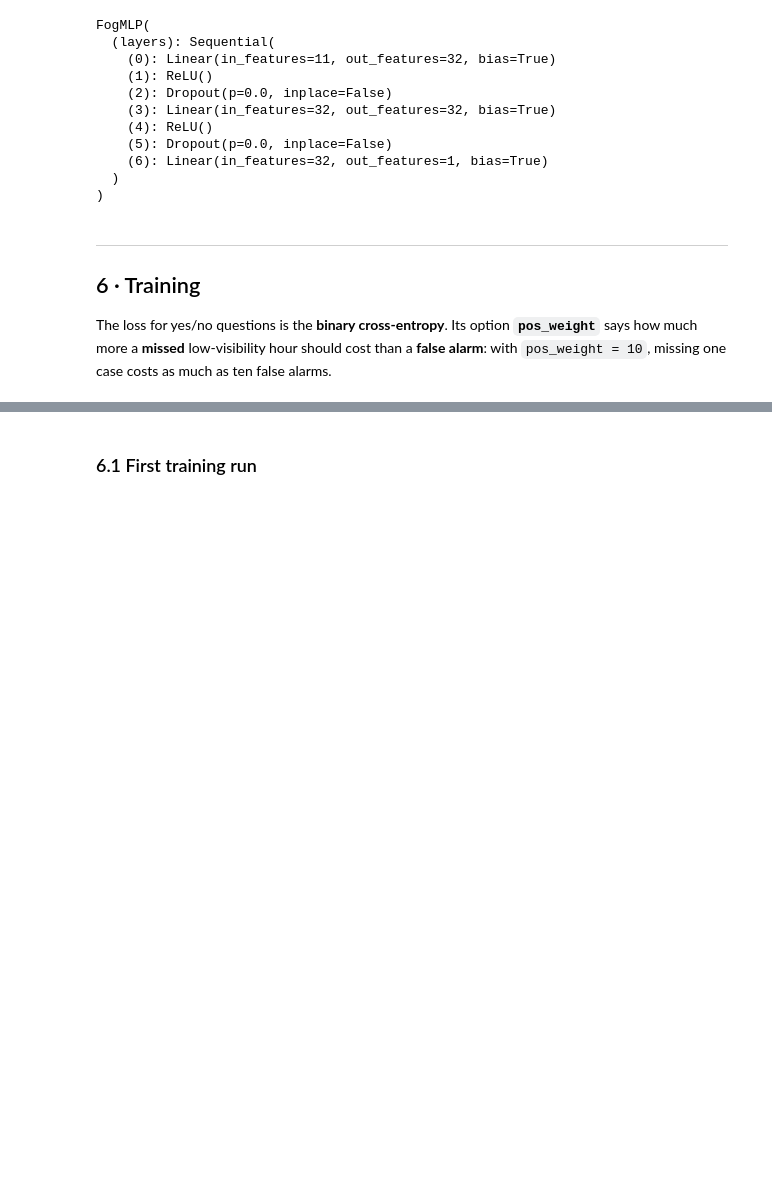
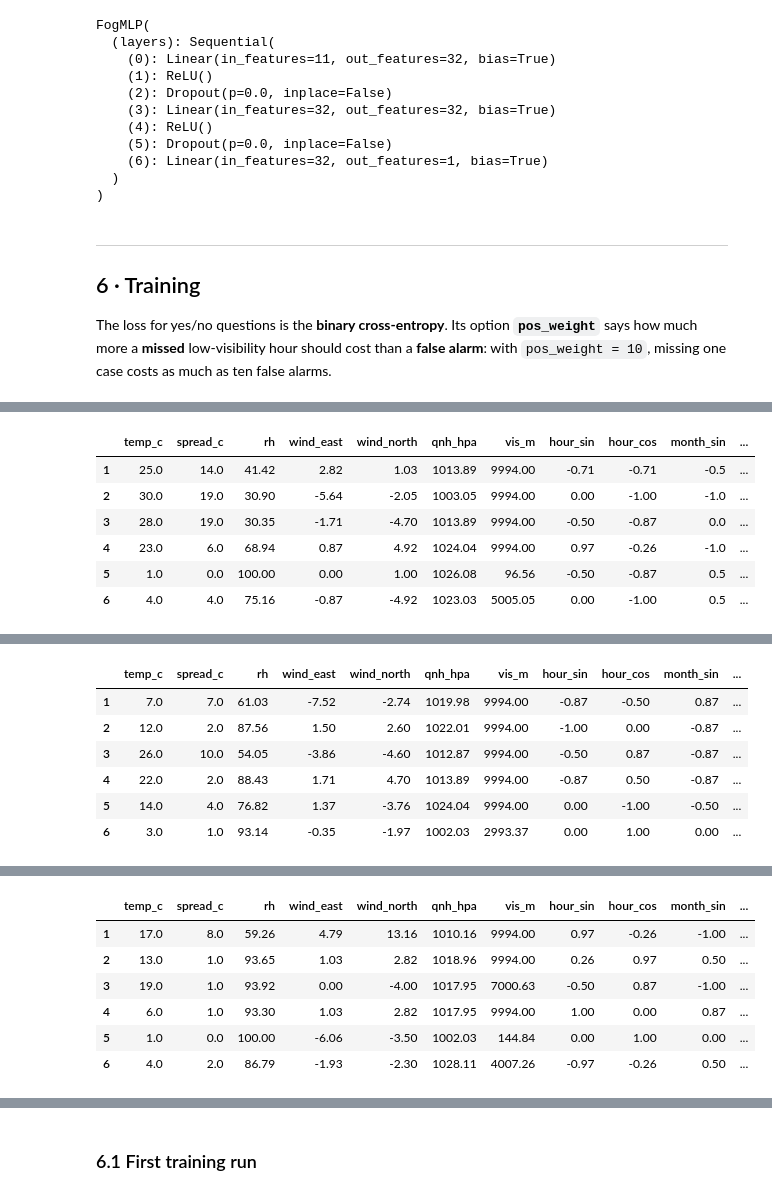
Before and after one commit to dblue-tech/ai-lab, a Jupyter notebook: lab2_low_visibility/Lab2_low_visibility.ipynb, the cells around one changed output, grey strips where cells are left out. Drawn from its saved outputs; the diff is of its cells as text; code cells hidden in the pictures; blank space fills up the shorter version.

```diff
--- a/lab2_low_visibility/Lab2_low_visibility.ipynb
+++ b/lab2_low_visibility/Lab2_low_visibility.ipynb
@@ -837,0 +765,14 @@ With `pos_weight = 1` a missed fog hour costs no more than a false alarm, so the
+# %%
+torch.manual_seed(SEED)                                          # fixed random start, as in train_model
+watch_model = FogMLP(len(FEATURES))                                       # a new, untrained network, only for this demonstration
+watch_loss_function = nn.BCEWithLogitsLoss()                     # the same loss as in train_model (pos_weight = 1)
+watch_optimizer = torch.optim.Adam(watch_model.parameters(), lr=0.001)   # the same optimizer and learning rate
+watch_loader = DataLoader(train_dataset, batch_size=256, shuffle=True)                                     # the same training batches as in train_model
+
+EPOCHS_TO_SHOW = [1, 2, 15]                                      # the only epochs we print (studying only)
+for epoch_number in range(1, 16):                                # 15 epochs, as in train_model
+    if epoch_number in EPOCHS_TO_SHOW:                           # for the chosen epochs...
+        train_one_epoch_and_show(watch_model, watch_loader, watch_loss_function, watch_optimizer, epoch_number)   # ...loop + printout
+    else:                                                        # for all the other epochs...
+        train_one_epoch(watch_model, watch_loader, watch_loss_function, watch_optimizer)   # ...the normal loop, no printing
+# %% [output]
@@ -837,0 +780,7 @@ With `pos_weight = 1` a missed fog hour costs no more than a false alarm, so the
+|  | temp_c | spread_c | rh | wind_east | wind_north | qnh_hpa | vis_m | hour_sin | hour_cos | month_sin | ... |
+| 1 | 25.0 | 14.0 | 41.42 | 2.82 | 1.03 | 1013.89 | 9994.00 | -0.71 | -0.71 | -0.5 | ... |
+| 2 | 30.0 | 19.0 | 30.90 | -5.64 | -2.05 | 1003.05 | 9994.00 | 0.00 | -1.00 | -1.0 | ... |
+| 3 | 28.0 | 19.0 | 30.35 | -1.71 | -4.70 | 1013.89 | 9994.00 | -0.50 | -0.87 | 0.0 | ... |
+| 4 | 23.0 | 6.0 | 68.94 | 0.87 | 4.92 | 1024.04 | 9994.00 | 0.97 | -0.26 | -1.0 | ... |
+| 5 | 1.0 | 0.0 | 100.00 | 0.00 | 1.00 | 1026.08 | 96.56 | -0.50 | -0.87 | 0.5 | ... |
+| 6 | 4.0 | 4.0 | 75.16 | -0.87 | -4.92 | 1023.03 | 5005.05 | 0.00 | -1.00 | 0.5 | ... |
@@ -837,0 +788,7 @@ With `pos_weight = 1` a missed fog hour costs no more than a false alarm, so the
+|  | temp_c | spread_c | rh | wind_east | wind_north | qnh_hpa | vis_m | hour_sin | hour_cos | month_sin | ... |
+| 1 | 7.0 | 7.0 | 61.03 | -7.52 | -2.74 | 1019.98 | 9994.00 | -0.87 | -0.50 | 0.87 | ... |
+| 2 | 12.0 | 2.0 | 87.56 | 1.50 | 2.60 | 1022.01 | 9994.00 | -1.00 | 0.00 | -0.87 | ... |
+| 3 | 26.0 | 10.0 | 54.05 | -3.86 | -4.60 | 1012.87 | 9994.00 | -0.50 | 0.87 | -0.87 | ... |
+| 4 | 22.0 | 2.0 | 88.43 | 1.71 | 4.70 | 1013.89 | 9994.00 | -0.87 | 0.50 | -0.87 | ... |
+| 5 | 14.0 | 4.0 | 76.82 | 1.37 | -3.76 | 1024.04 | 9994.00 | 0.00 | -1.00 | -0.50 | ... |
+| 6 | 3.0 | 1.0 | 93.14 | -0.35 | -1.97 | 1002.03 | 2993.37 | 0.00 | 1.00 | 0.00 | ... |
@@ -837,0 +796,7 @@ With `pos_weight = 1` a missed fog hour costs no more than a false alarm, so the
+|  | temp_c | spread_c | rh | wind_east | wind_north | qnh_hpa | vis_m | hour_sin | hour_cos | month_sin | ... |
+| 1 | 17.0 | 8.0 | 59.26 | 4.79 | 13.16 | 1010.16 | 9994.00 | 0.97 | -0.26 | -1.00 | ... |
+| 2 | 13.0 | 1.0 | 93.65 | 1.03 | 2.82 | 1018.96 | 9994.00 | 0.26 | 0.97 | 0.50 | ... |
+| 3 | 19.0 | 1.0 | 93.92 | 0.00 | -4.00 | 1017.95 | 7000.63 | -0.50 | 0.87 | -1.00 | ... |
+| 4 | 6.0 | 1.0 | 93.30 | 1.03 | 2.82 | 1017.95 | 9994.00 | 1.00 | 0.00 | 0.87 | ... |
+| 5 | 1.0 | 0.0 | 100.00 | -6.06 | -3.50 | 1002.03 | 144.84 | 0.00 | 1.00 | 0.00 | ... |
+| 6 | 4.0 | 2.0 | 86.79 | -1.93 | -2.30 | 1028.11 | 4007.26 | -0.97 | -0.26 | 0.50 | ... |
```
Also changed, not shown: parts of 11 cells of this notebook, 6 other files.
